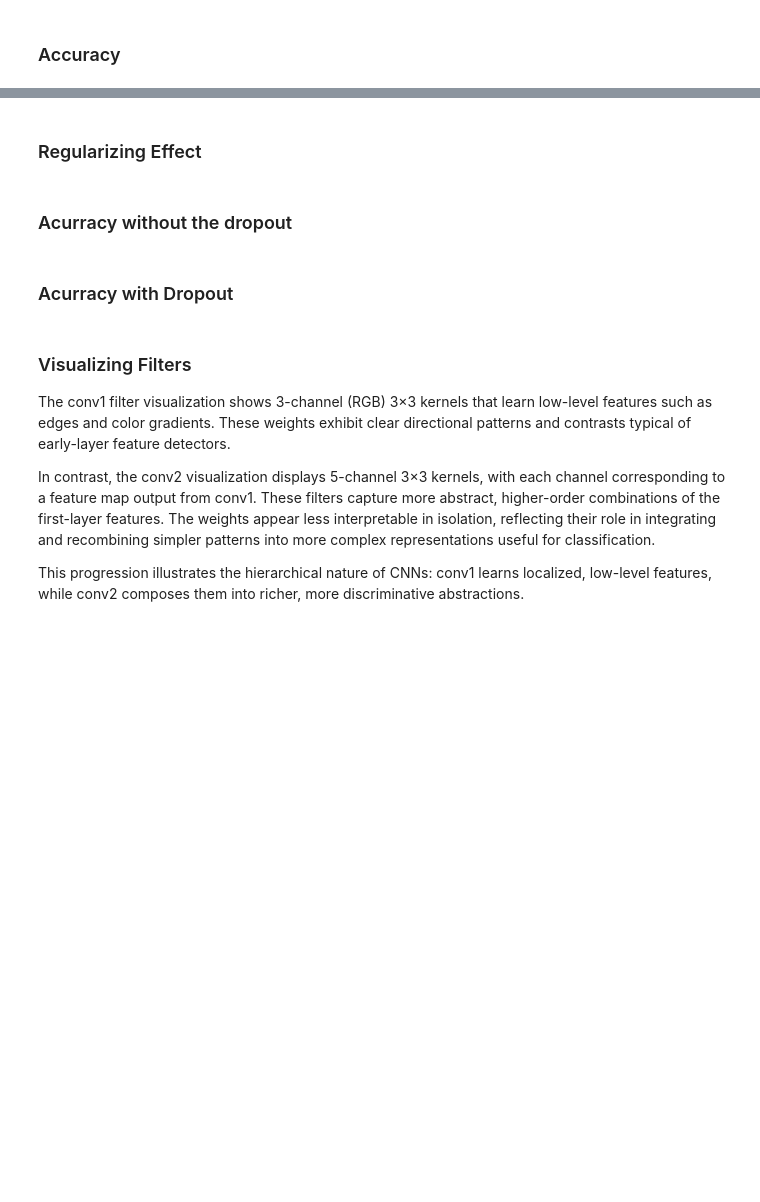
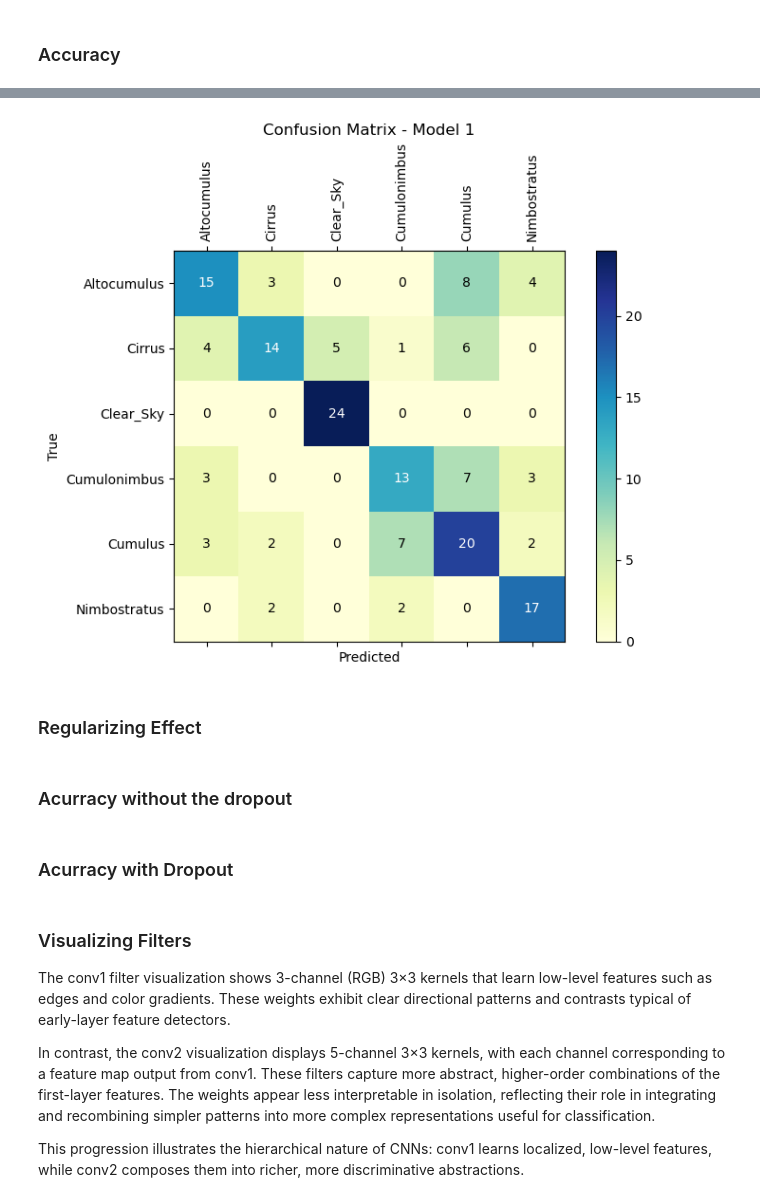
Before and after one commit to eduardocholuck/cloud_types_classification, a Jupyter notebook: notebooks/model_3.ipynb, the cells around one changed output, grey strips where cells are left out. Drawn from its saved outputs; the diff is of its cells as text; code cells hidden in the pictures; blank space fills up the shorter version.

Commit message:
Personal Model V1

```diff
--- a/notebooks/model_3.ipynb
+++ b/notebooks/model_3.ipynb
@@ -641,7 +679,7 @@ normalizer
 # 3) Cast pixels to float32 and scale from [0–255] to [0.0–1.0]
 # 4) Apply the user-defined normalization (e.g., mean/std normalization)
 composer = transforms.Compose([
-    transforms.Resize((28,28)),         # Resize to 28×28
+    transforms.Resize((56,56)),         # Resize to 28×28
     ToImage(),                          # Convert to PIL Image in RGB
     ToDtype(torch.float32, scale=True), # Cast to float32 and normalize to [0,1]
     normalizer                          # Apply custom normalization transform
@@ -725,21 +767,17 @@ class CNN2(nn.Module):
         self.drop = nn.Dropout(self.p)
 
     def featurizer(self, x):
-        # Featurizer
-        # First convolutional block
-        # 3@28x28 -> n_feature@26x26 -> n_feature@13x13
         x = self.conv1(x)
         x = F.elu(x)
         x = F.max_pool2d(x, kernel_size=2)
-        # Second convolutional block
-        # n_feature * @13x13 -> n_feature@11x11 -> n_feature@5x5
         x = self.conv2(x)
         x = F.elu(x)
         x = F.max_pool2d(x, kernel_size=2)
-        # Input dimension (n_feature@5x5)
-        # Output dimension (n_feature * 5 * 5)
+        # NEW: adaptively pool to 5x5
+        x = F.adaptive_avg_pool2d(x, (5, 5))
         x = nn.Flatten()(x)
         return x
+
 
     def classifier(self, x):
         # Classifier
@@ -749,7 +787,7 @@ class CNN2(nn.Module):
         if self.p > 0:
             x = self.drop(x)
         x = self.fc1(x)
-        x = F.relu(x)
+        x = F.elu(x)
         # Output Layer
         # Input dimension (50)
         # Output dimension (6)
@@ -779,7 +817,7 @@ torch.manual_seed(13)
 model_cnn2 = CNN2(n_feature=5, p=0.3)
 
 # Loss function
-multi_loss_fn = nn.BCEWithLogitsLoss(reduction='mean')
+multi_loss_fn = nn.CrossEntropyLoss(reduction='mean')
 
 # Optimizer
 optimizer_cnn2 = optim.AdamW(model_cnn2.parameters(), lr=3e-4)
@@ -794,4 +846,4 @@ arch_cnn2 = Architecture(model_cnn2,
                         multi_loss_fn,
                         optimizer_cnn2)
 arch_cnn2.set_loaders(train_loader, val_loader)
-arch_cnn2.train(10)
+arch_cnn2.train(50)
@@ -840,35 +921,37 @@ def confusion_matrix(loader, arch):
 cm = confusion_matrix(val_loader, arch_cnn2)
 
 # Ploting the confusion matrix
 def plot_confusion_matrix(cm, classes, title):
     fig, ax = plt.subplots(figsize=(8, 6))
-    cax = ax.matshow(cm.numpy(), cmap=plt.cm.coolwarm_r)
+    cax = ax.matshow(cm.numpy(), cmap=plt.cm.YlGnBu)
     fig.colorbar(cax)
 
     # Set axis labels
     ax.set_xlabel('Predicted')
     ax.set_ylabel('True')
     ax.set_title(title)
 
     # Set ticks and labels
     ax.set_xticks(np.arange(len(classes)))
     ax.set_yticks(np.arange(len(classes)))
     ax.set_xticklabels(classes, rotation=90, fontsize=10)
     ax.set_yticklabels(classes, fontsize=10)
 
     # Annotate each cell with the numeric value
     for i in range(len(classes)):
         for j in range(len(classes)):
             ax.text(j, i, cm[i, j].item(), ha='center', va='center', color='white' if cm[i, j] > cm.max() / 2 else 'black')
 
     plt.tight_layout()
     return fig
 
 # Plot the confusion matrix
 fig_cm = plot_confusion_matrix(cm, arch_cnn2.val_loader.dataset.classes,'Confusion Matrix - Model 1')
 
 # Save the cm image
-fig_cm.savefig('../images/model_1/C_matrix.png', dpi=300, bbox_inches='tight')
+fig_cm.savefig('../images/personal_model/C_matrix.png', dpi=300, bbox_inches='tight')
+# %% [output]
+[figure, added]
 # %% [markdown]
 ### Regularizing Effect
 # %%
```
Also changed, not shown: parts of 29 cells of this notebook, 3 other files.
